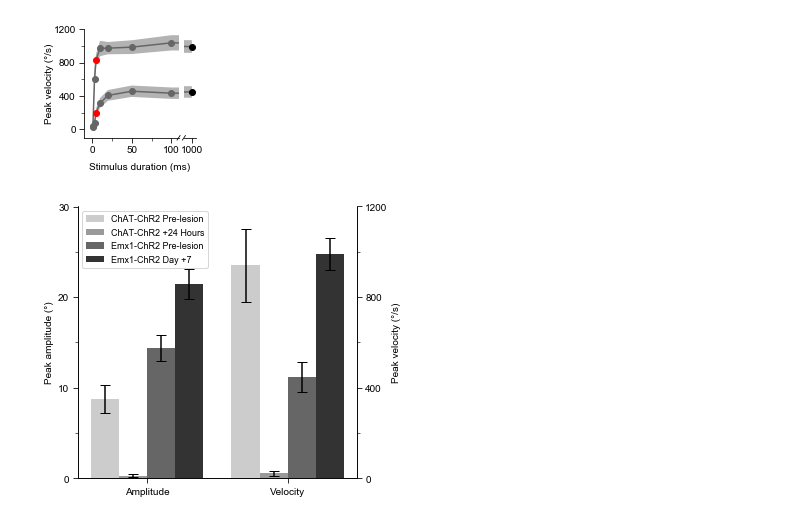
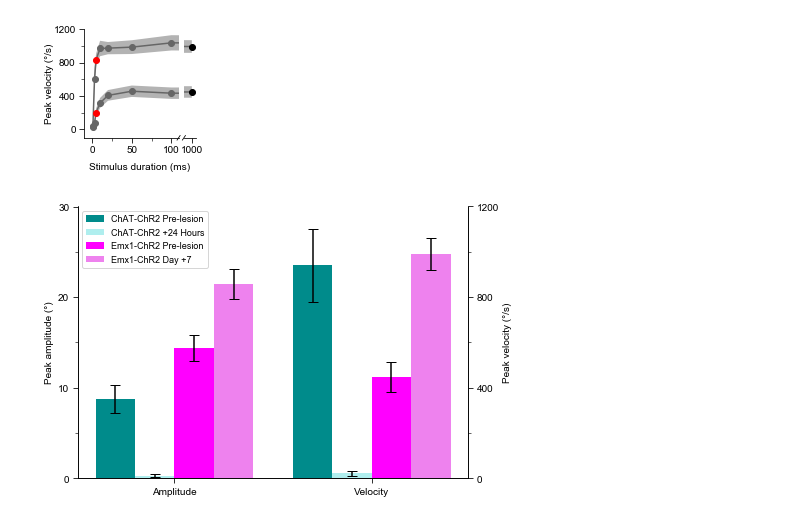
Before and after one commit to margolislab/Vajtay_Bandi_2018, a Jupyter notebook: Plots/Figure 3.ipynb, the cells around one changed output. Drawn from its saved outputs; the diff is of its cells as text; code cells hidden in the pictures.

Commit message:
Added Supplementary figure code

```diff
--- a/Plots/Figure 3.ipynb
+++ b/Plots/Figure 3.ipynb
@@ -262,6 +262,10 @@ plt.show()
 # %% [output]
 [figure]
 # %%
+import matplotlib.pyplot as plt
+import numpy as np
+import pandas as pd
+from matplotlib.ticker import AutoMinorLocator
 minor_locator = AutoMinorLocator(2)
 minor_locatorx = AutoMinorLocator(2) #Need to declare a unique MinorLocator object for each Y-axis
 
@@ -281,39 +285,39 @@ ind = np.arange(N)  # the x locations for the groups
 width = 0.3       # the width of the bars
 ind = ind*1.5
 fig, ax = plt.subplots()
-color_vector = ['0.8','0.6','0.4','0.2']
+color_vector = ['darkcyan','paleturquoise','fuchsia','violet']
 rects = [0]*4 #Pre-alocate list
 for x in range(0, 4):
     rects[x] = ax.bar(ind[0] + (width * x), Average[x], width, color=color_vector[x], yerr=Error[x], capsize=5)
 
 
 # add some text for labels, title and axes ticks
 ax.set_ylabel('Peak amplitude (\xb0)')
 ax.set_xticks(ind + (width*3) / 2)
 ax.set_yticks([0,10,20,30])
 ax.set_xticklabels(('Amplitude', 'Velocity'))
 ax.set_ylim(0,30)
 ax.yaxis.set_minor_locator(minor_locator)
 plt.tick_params(which='major', length=5)
 plt.tick_params(which='minor', length=3)
 ax.spines['top'].set_visible(False)
 
 ax2 = ax.twinx()
 
 for x in range(0, 4):
     ax2.bar(ind[1] + (width * x), Average[x+4], width, color=color_vector[x], yerr=Error[x+4], capsize=5)
 
 ax2.set_ylabel('Peak velocity (\xb0/s)')
 ax2.set_yticks([0,400,800,1200])
 ax2.set_ylim(0,1200)
 ax2.spines['top'].set_visible(False)
 ax2.yaxis.set_minor_locator(minor_locatorx)
 plt.tick_params(which='major', length=5)
 plt.tick_params(which='minor', length=3)
 
 fig = plt.gcf()
-fig.set_size_inches(5,5)
+fig.set_size_inches(7,5)
 ax.legend((rects[0], rects[1], rects[2], rects[3]), ('ChAT-ChR2 Pre-lesion', 'ChAT-ChR2 +24 Hours','Emx1-ChR2 Pre-lesion','Emx1-ChR2 Day +7'),fontsize = 9, loc = 'upper left')
 plt.show()
 # %% [output]
-[figure, old version]
+[figure, new version]
```
Also changed, not shown: 11 other files.
